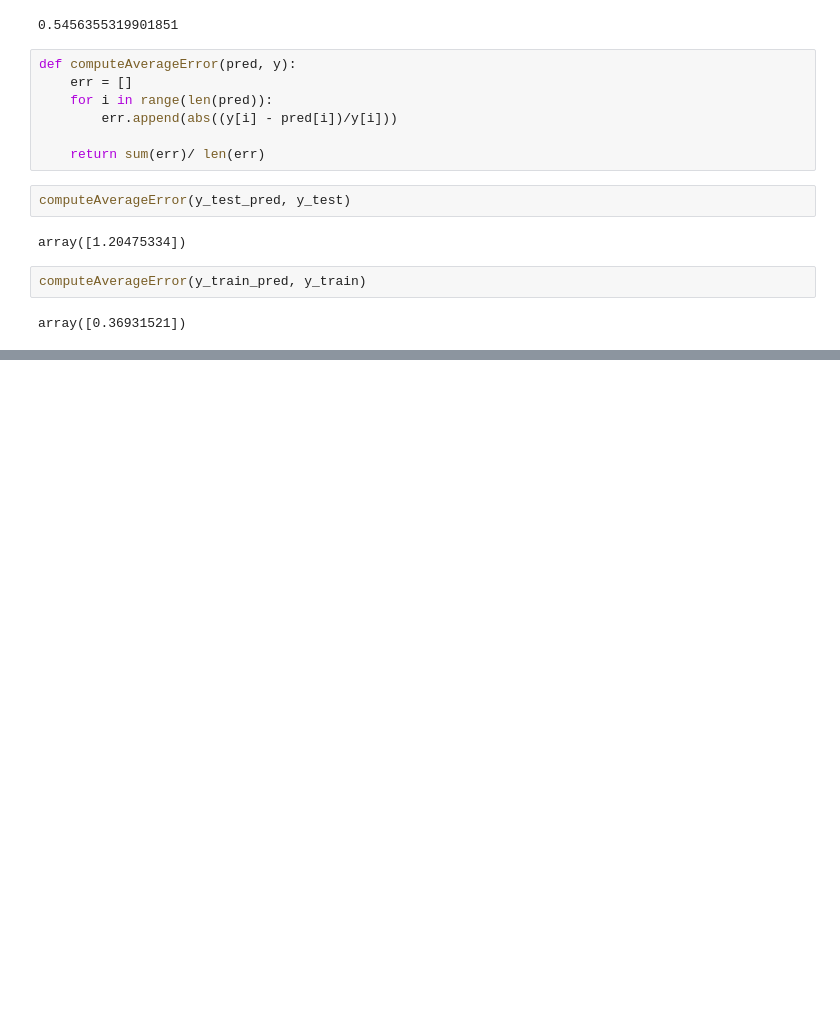
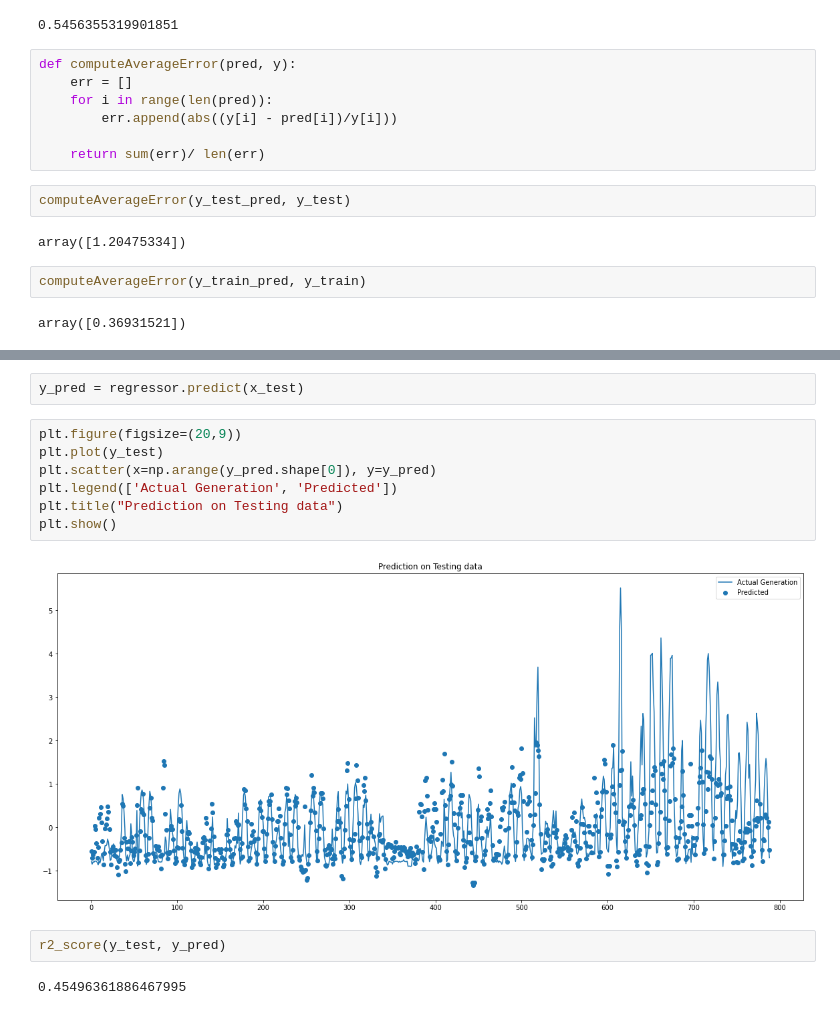
Before and after one commit to bradley-p/Solar_Energy_Forecasting, a Jupyter notebook: src/learning_experiments.ipynb, the cells around one changed output, grey strips where cells are left out. Saved outputs shown, nothing was run; the diff lists cells and outputs as text; blank space fills up the shorter version.

```diff
--- a/src/learning_experiments.ipynb
+++ b/src/learning_experiments.ipynb
@@ -67,0 +132,15 @@ array([0.36931521])
+# %%
+y_pred = regressor.predict(x_test)
+# %%
+plt.figure(figsize=(20,9))
+plt.plot(y_test)
+plt.scatter(x=np.arange(y_pred.shape[0]), y=y_pred)
+plt.legend(['Actual Generation', 'Predicted'])
+plt.title("Prediction on Testing data")
+plt.show()
+# %% [output]
+[figure, added]
+# %%
+r2_score(y_test, y_pred)
+# %% [output]
+0.45496361886467995
```
Also changed, not shown: parts of 12 cells of this notebook, 1 other file.
